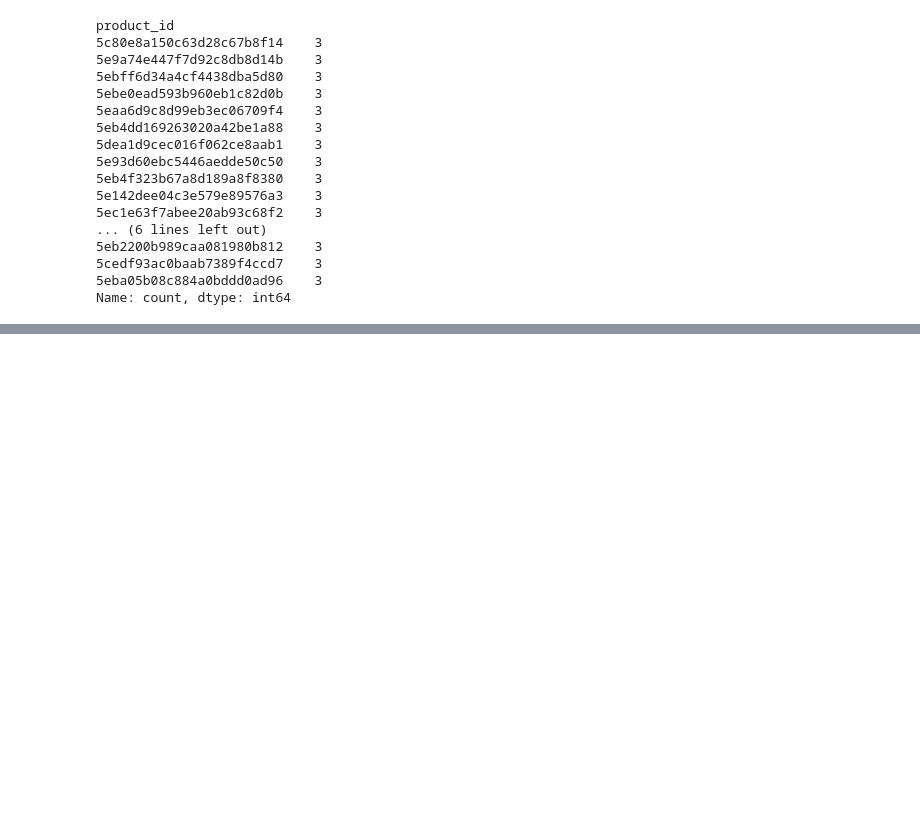
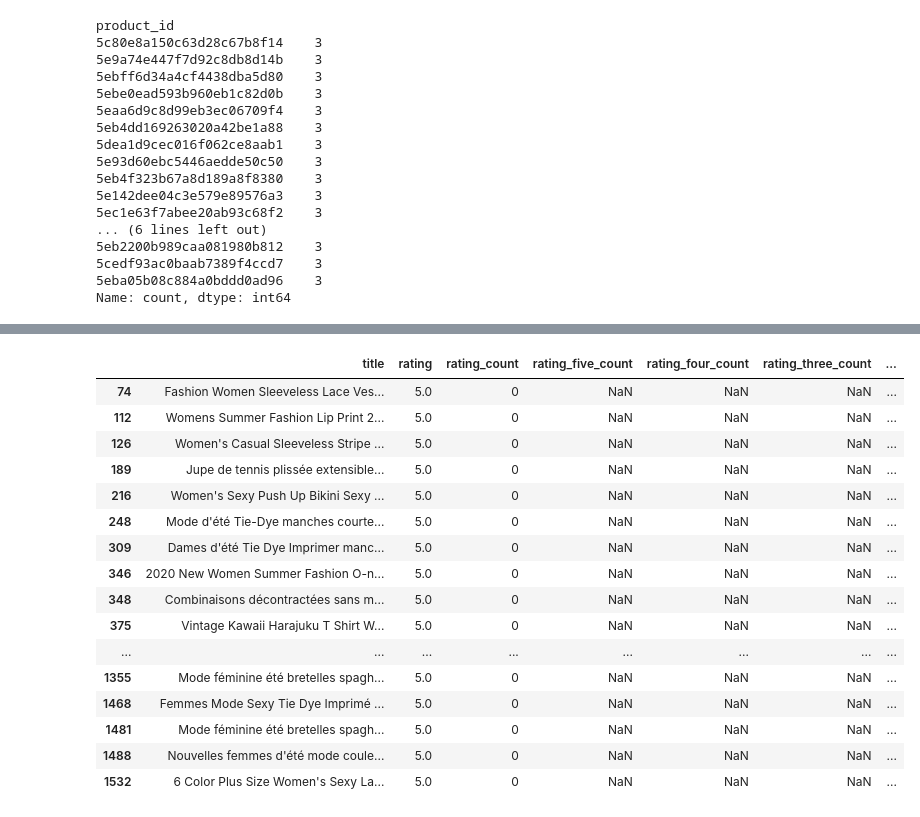
Before and after one commit to kaizen-jay/Retail-Sales-Analytics, a Jupyter notebook: notebooks/summer_product_analysis.ipynb, the cells around one changed output, grey strips where cells are left out. Saved outputs shown, nothing was run; the diff lists cells and outputs as text; code cells hidden in the pictures; blank space fills up the shorter version.

```diff
--- a/notebooks/summer_product_analysis.ipynb
+++ b/notebooks/summer_product_analysis.ipynb
@@ -578,0 +628,36 @@ Name: count, dtype: int64
+# %%
+#3.14 — Investigate Rating Count Missingness
+rating_missing = df[
+    df["rating_five_count"].isna()
+]
+
+rating_missing[
+    [
+        "title",
+        "rating",
+        "rating_count",
+        "rating_five_count",
+        "rating_four_count",
+        "rating_three_count",
+        "rating_two_count",
+        "rating_one_count"
+    ]
+]
+# %% [output]
+|  | title | rating | rating_count | rating_five_count | rating_four_count | rating_three_count | ... |
+| 74 | Fashion Women Sleeveless Lace Ves... | 5.0 | 0 | NaN | NaN | NaN | ... |
+| 112 | Womens Summer Fashion Lip Print 2... | 5.0 | 0 | NaN | NaN | NaN | ... |
+| 126 | Women's Casual Sleeveless Stripe ... | 5.0 | 0 | NaN | NaN | NaN | ... |
+| 189 | Jupe de tennis plissée extensible... | 5.0 | 0 | NaN | NaN | NaN | ... |
+| 216 | Women's Sexy Push Up Bikini Sexy ... | 5.0 | 0 | NaN | NaN | NaN | ... |
+| 248 | Mode d'été Tie-Dye manches courte... | 5.0 | 0 | NaN | NaN | NaN | ... |
+| 309 | Dames d'été Tie Dye Imprimer manc... | 5.0 | 0 | NaN | NaN | NaN | ... |
+| 346 | 2020 New Women Summer Fashion O-n... | 5.0 | 0 | NaN | NaN | NaN | ... |
+| 348 | Combinaisons décontractées sans m... | 5.0 | 0 | NaN | NaN | NaN | ... |
+| 375 | Vintage Kawaii Harajuku T Shirt W... | 5.0 | 0 | NaN | NaN | NaN | ... |
+| ... | ... | ... | ... | ... | ... | ... | ... |
+| 1355 | Mode féminine été bretelles spagh... | 5.0 | 0 | NaN | NaN | NaN | ... |
+| 1468 | Femmes Mode Sexy Tie Dye Imprimé ... | 5.0 | 0 | NaN | NaN | NaN | ... |
+| 1481 | Mode féminine été bretelles spagh... | 5.0 | 0 | NaN | NaN | NaN | ... |
+| 1488 | Nouvelles femmes d'été mode coule... | 5.0 | 0 | NaN | NaN | NaN | ... |
+| 1532 | 6 Color Plus Size Women's Sexy La... | 5.0 | 0 | NaN | NaN | NaN | ... |
```
Also changed, not shown: parts of 2 cells of this notebook.
